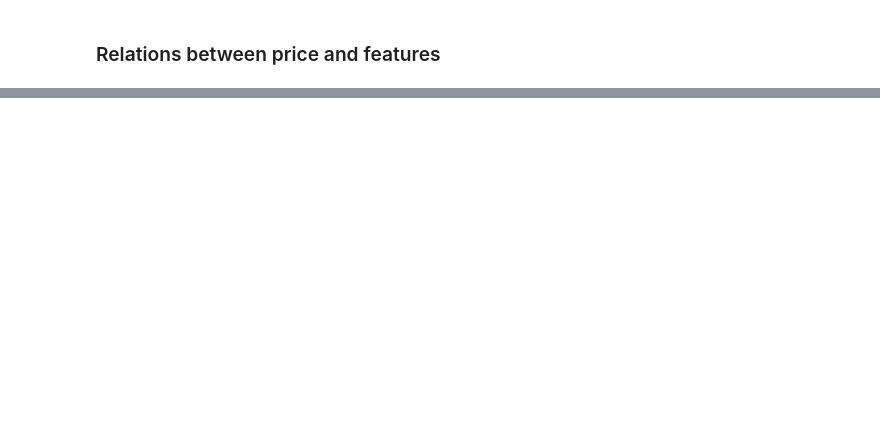
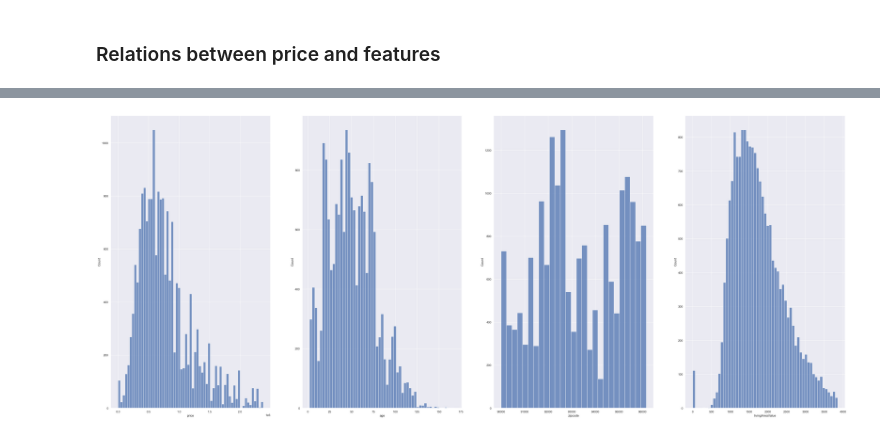
Before and after one commit to mcallisters/SDS-CP006-california-housing-prediction, a Jupyter notebook: notebooks/davron_data_analysis.ipynb, the cells around one changed output, grey strips where cells are left out. Cells and saved outputs as stored; diff of their text form; code cells hidden in the pictures; blank space fills up the shorter version.

Commit message:
some data preprocessing

```diff
--- a/notebooks/davron_data_analysis.ipynb
+++ b/notebooks/davron_data_analysis.ipynb
@@ -208,6 +248,19 @@ def draw_boxplots(data,columns):
         if y == n_columns:
             y = 0
             x += 1
+# %%
+def draw_histplots(data,columns):
+    n_columns = 4
+    n_rows = math.ceil(float(len(columns)) / float(n_columns))
+    fig, ax = plt.subplots(n_rows,n_columns,figsize = (50,20))
+    x = 0
+    y = 0
+    for column in columns:
+        sns.histplot(x=data[column],ax=ax[y])
+        y += 1
+        if y == n_columns:
+            y = 0
+            x += 1
 # %%
 draw_regplots(clean_dataset,numerical_columns)
 # %% [output]
@@ -218,0 +272,4 @@ draw_boxplots(clean_dataset,categorical_columns)
+# %%
+draw_histplots(clean_dataset,numerical_columns)
+# %% [output]
+[figure, added]
```
Also changed, not shown: parts of 21 cells of this notebook, 1 other file.
